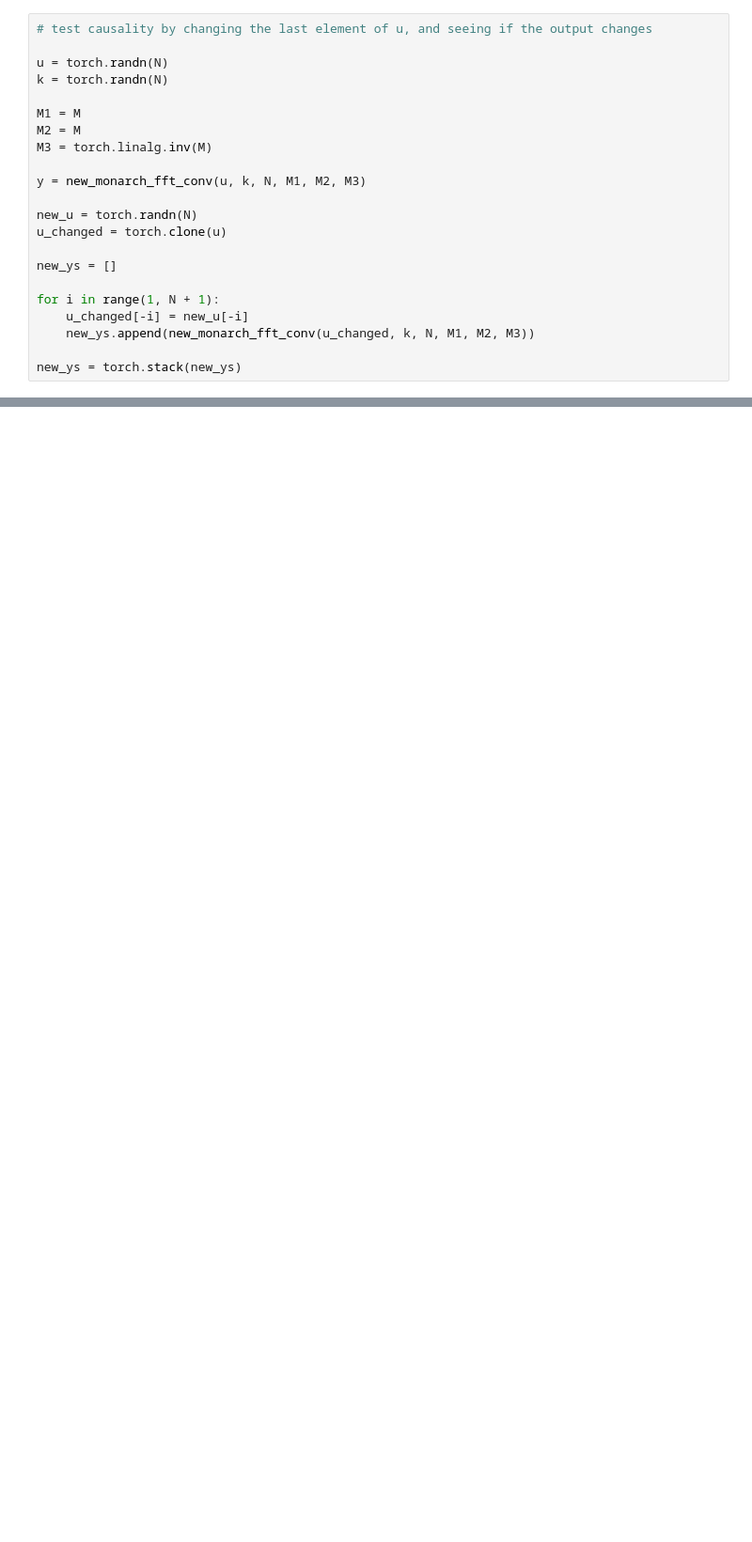
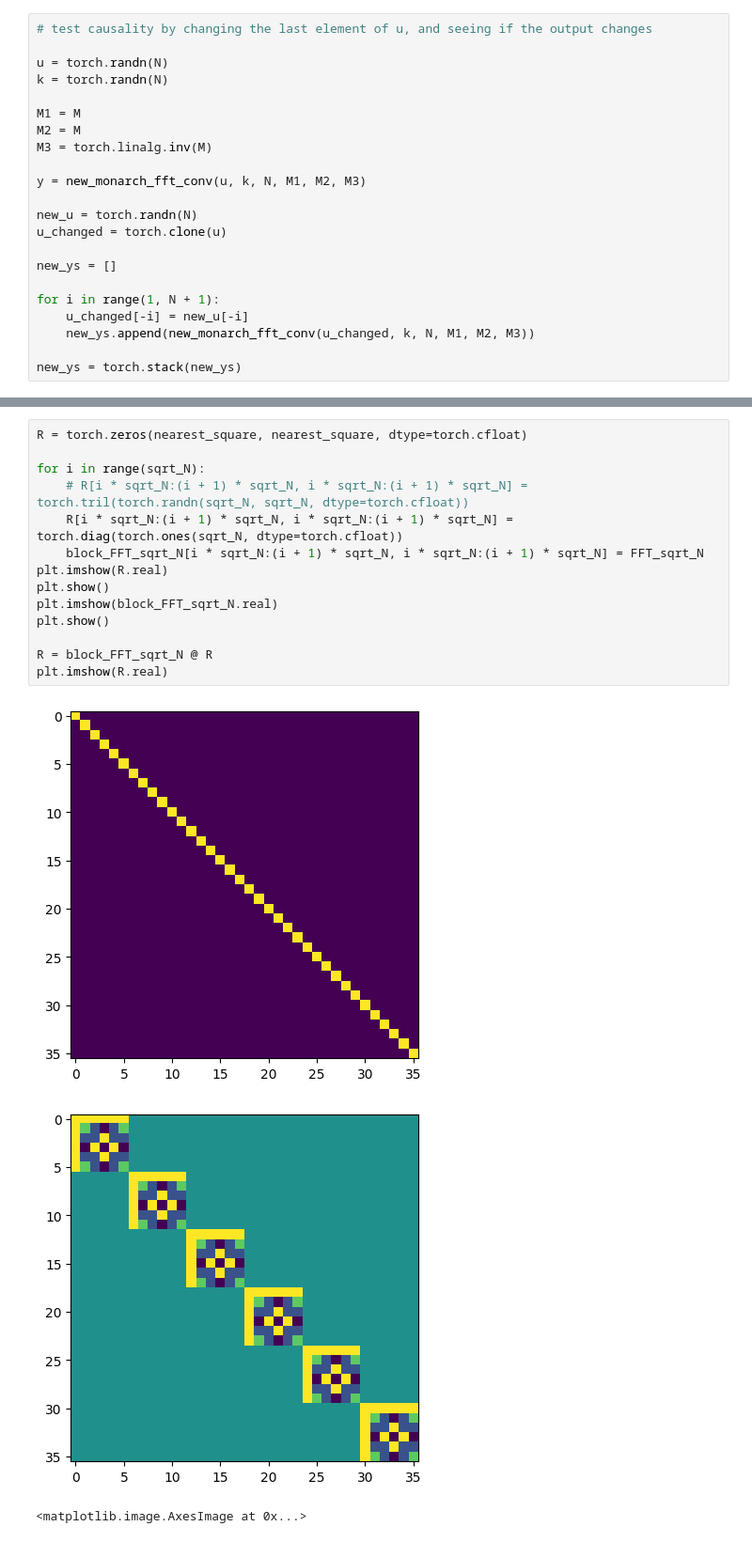
Before and after one commit to DanFu09/aquarium, a Jupyter notebook: notebooks/test_new_monarch.ipynb, the cells around one changed output, grey strips where cells are left out. Shown at 94% size. Cells and saved outputs as stored; diff of their text form; blank space fills up the shorter version.

```diff
--- a/notebooks/test_new_monarch.ipynb
+++ b/notebooks/test_new_monarch.ipynb
@@ -189,0 +218,18 @@ plt.colorbar()
+# %%
+R = torch.zeros(nearest_square, nearest_square, dtype=torch.cfloat)
+
+for i in range(sqrt_N):
+    # R[i * sqrt_N:(i + 1) * sqrt_N, i * sqrt_N:(i + 1) * sqrt_N] = torch.tril(torch.randn(sqrt_N, sqrt_N, dtype=torch.cfloat))
+    R[i * sqrt_N:(i + 1) * sqrt_N, i * sqrt_N:(i + 1) * sqrt_N] = torch.diag(torch.ones(sqrt_N, dtype=torch.cfloat))
+    block_FFT_sqrt_N[i * sqrt_N:(i + 1) * sqrt_N, i * sqrt_N:(i + 1) * sqrt_N] = FFT_sqrt_N
+plt.imshow(R.real)
+plt.show()
+plt.imshow(block_FFT_sqrt_N.real)
+plt.show()
+
+R = block_FFT_sqrt_N @ R
+plt.imshow(R.real)
+# %% [output]
+[figure, added]
+[figure, added]
+<matplotlib.image.AxesImage at 0x...>
```
Also changed, not shown: parts of 21 cells of this notebook.
